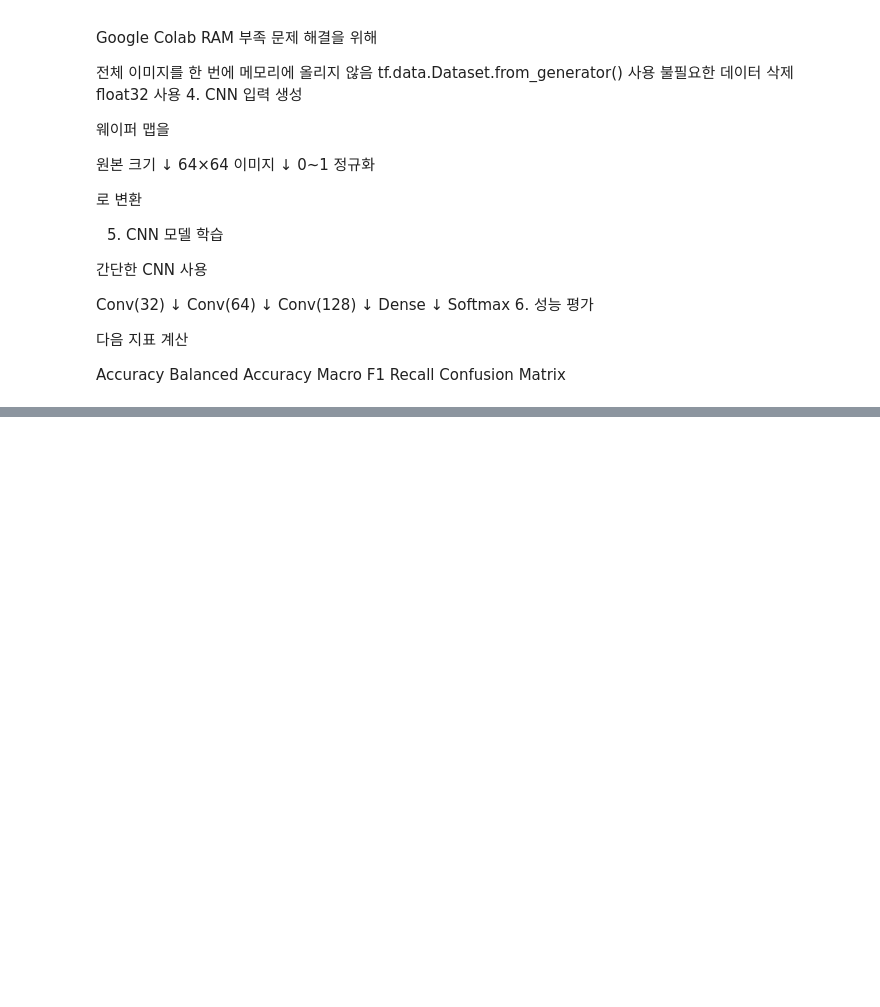
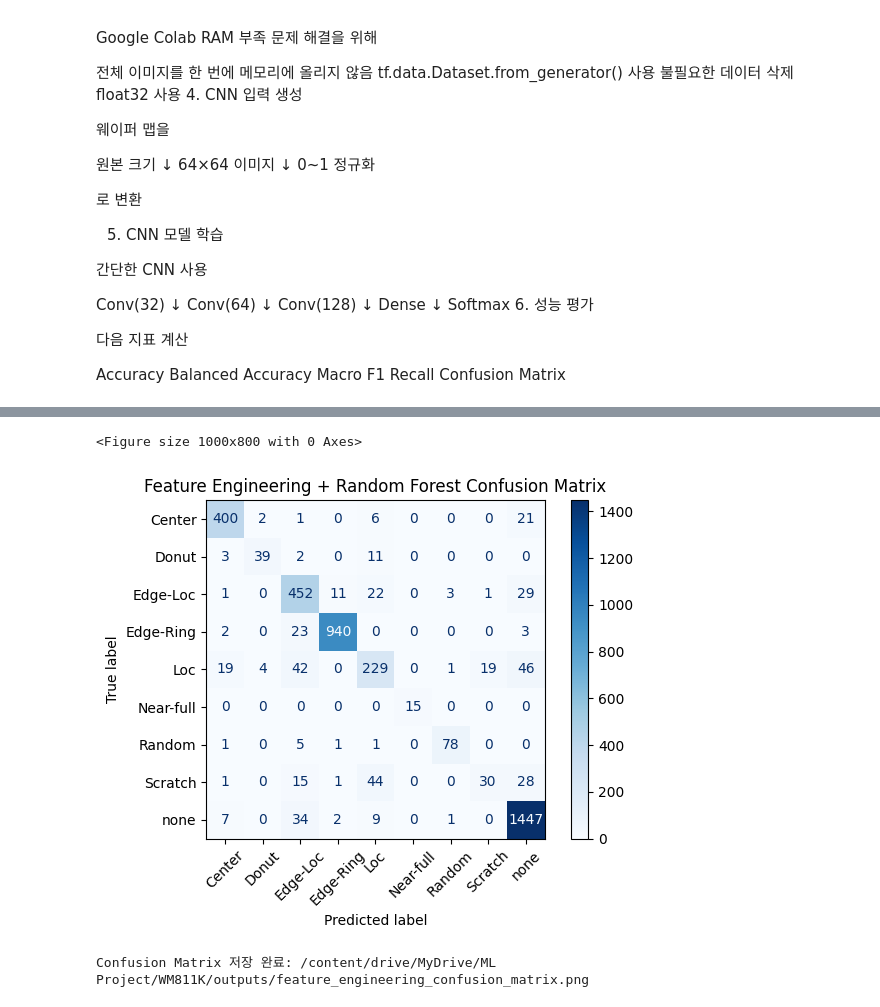
Before and after one commit to WooSeungJi/WM811K-Project, a Jupyter notebook: Ram_절약_WM_811K_Wafer_Map.ipynb, the cells around one changed output, grey strips where cells are left out. Drawn from its saved outputs; the diff is of its cells as text; code cells hidden in the pictures; blank space fills up the shorter version.

```diff
--- a/Ram_절약_WM_811K_Wafer_Map.ipynb
+++ b/Ram_절약_WM_811K_Wafer_Map.ipynb
@@ -900,0 +1402,20 @@ Confusion Matrix
+# %%
+# ============================================================
+# 27. Random Forest 모델 학습
+# ============================================================
+
+rf_model = RandomForestClassifier(
+    n_estimators=300,
+    max_depth=None,
+    min_samples_split=2,
+    min_samples_leaf=1,
+    class_weight="balanced",
+    random_state=RANDOM_STATE,
+    n_jobs=-1
+)
+
+print("Random Forest 학습 시작")
+
+rf_model.fit(X_train, y_train_fe)
+
+print("Random Forest 학습 완료")
@@ -900,0 +1549,30 @@ Confusion Matrix
+# %%
+# ============================================================
+# 31. Confusion Matrix 시각화 및 저장
+# ============================================================
+
+cm = confusion_matrix(y_test_fe, test_pred)
+
+plt.figure(figsize=(10, 8))
+
+disp = ConfusionMatrixDisplay(
+    confusion_matrix=cm,
+    display_labels=class_names
+)
+
+disp.plot(
+    cmap="Blues",
+    xticks_rotation=45,
+    values_format="d"
+)
+
+plt.title("Feature Engineering + Random Forest Confusion Matrix")
+plt.tight_layout()
+plt.savefig(RF_CM_PATH, dpi=300, bbox_inches="tight")
+plt.show()
+
+print("Confusion Matrix 저장 완료:", RF_CM_PATH)
+# %% [output]
+<Figure size 1000x800 with 0 Axes>
+[figure, added]
+Confusion Matrix 저장 완료: /content/drive/MyDrive/ML Project/WM811K/outputs/feature_engineering_confusion_matrix.png
```
Also changed, not shown: parts of 28 cells of this notebook.
